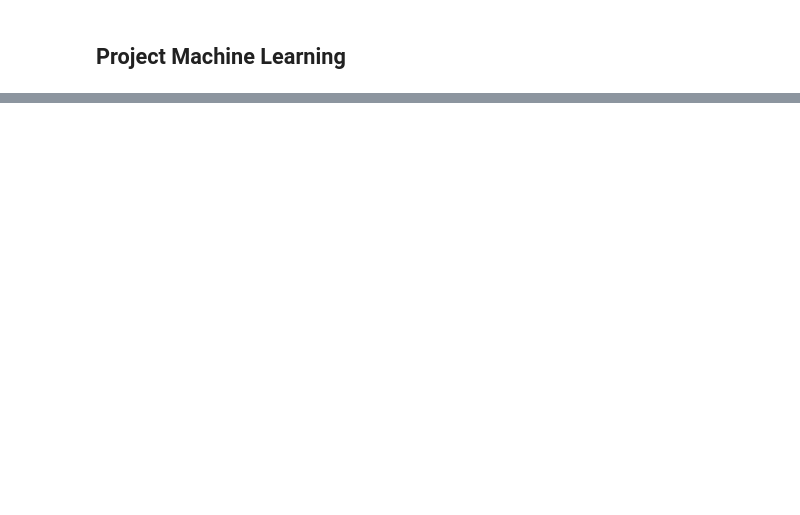
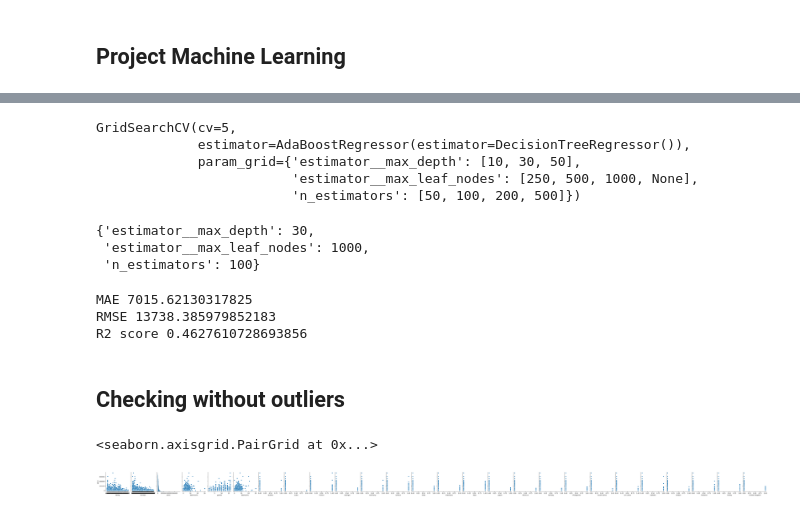
Before and after one commit to gabriela-cl/ml_project, a Jupyter notebook: Jupyter Notebooks/ml_project_gabi.ipynb, the cells around one changed output, grey strips where cells are left out. Drawn from its saved outputs; the diff is of its cells as text; code cells hidden in the pictures; blank space fills up the shorter version.

```diff
--- a/Jupyter Notebooks/ml_project_gabi.ipynb
+++ b/Jupyter Notebooks/ml_project_gabi.ipynb
@@ -18,0 +291,2 @@ df_arbnb.head()
+# %%
+df_cat = pd.get_dummies(df_top_20['country']).astype(int)
@@ -18,0 +309,4 @@ df_arbnb.head()
+# %%
+# Combine numerical and dummy variables DataFrames
+airbnb_ml = pd.concat([df_num, df_cat], axis=1)
+airbnb_ml
@@ -18,0 +402,2 @@ df_arbnb.head()
+# %%
+airbnb_2 = airbnb_ml.drop(columns = ["beds", "toiles"])
@@ -18,0 +518,14 @@ df_arbnb.head()
+# %%
+model.fit(X_train_norm2,y_train2)
+# %% [output]
+GridSearchCV(cv=5,
+             estimator=AdaBoostRegressor(estimator=DecisionTreeRegressor()),
+             param_grid={'estimator__max_depth': [10, 30, 50],
+                         'estimator__max_leaf_nodes': [250, 500, 1000, None],
+                         'n_estimators': [50, 100, 200, 500]})
+# %%
+model.best_params_
+# %% [output]
+{'estimator__max_depth': 30,
+ 'estimator__max_leaf_nodes': 1000,
+ 'n_estimators': 100}
@@ -18,0 +534,17 @@ df_arbnb.head()
+# %%
+pred = best_model.predict(X_test_norm2)
+
+print("MAE", mean_absolute_error(pred, y_test2))
+print("RMSE", mean_squared_error(pred, y_test2, squared=False))
+print("R2 score", best_model.score(X_test_norm2, y_test2))
+# %% [output]
+MAE 7015.62130317825
+RMSE 13738.385979852183
+R2 score 0.4627610728693856
+# %% [markdown]
+## Checking without outliers
+# %%
+sns.pairplot(airbnb_2, y_vars=['price'], x_vars=airbnb_2.columns[:-1], kind='scatter')
+# %% [output]
+<seaborn.axisgrid.PairGrid at 0x...>
+[figure, added]
```
Also changed, not shown: parts of 87 cells of this notebook, 3 other files.
